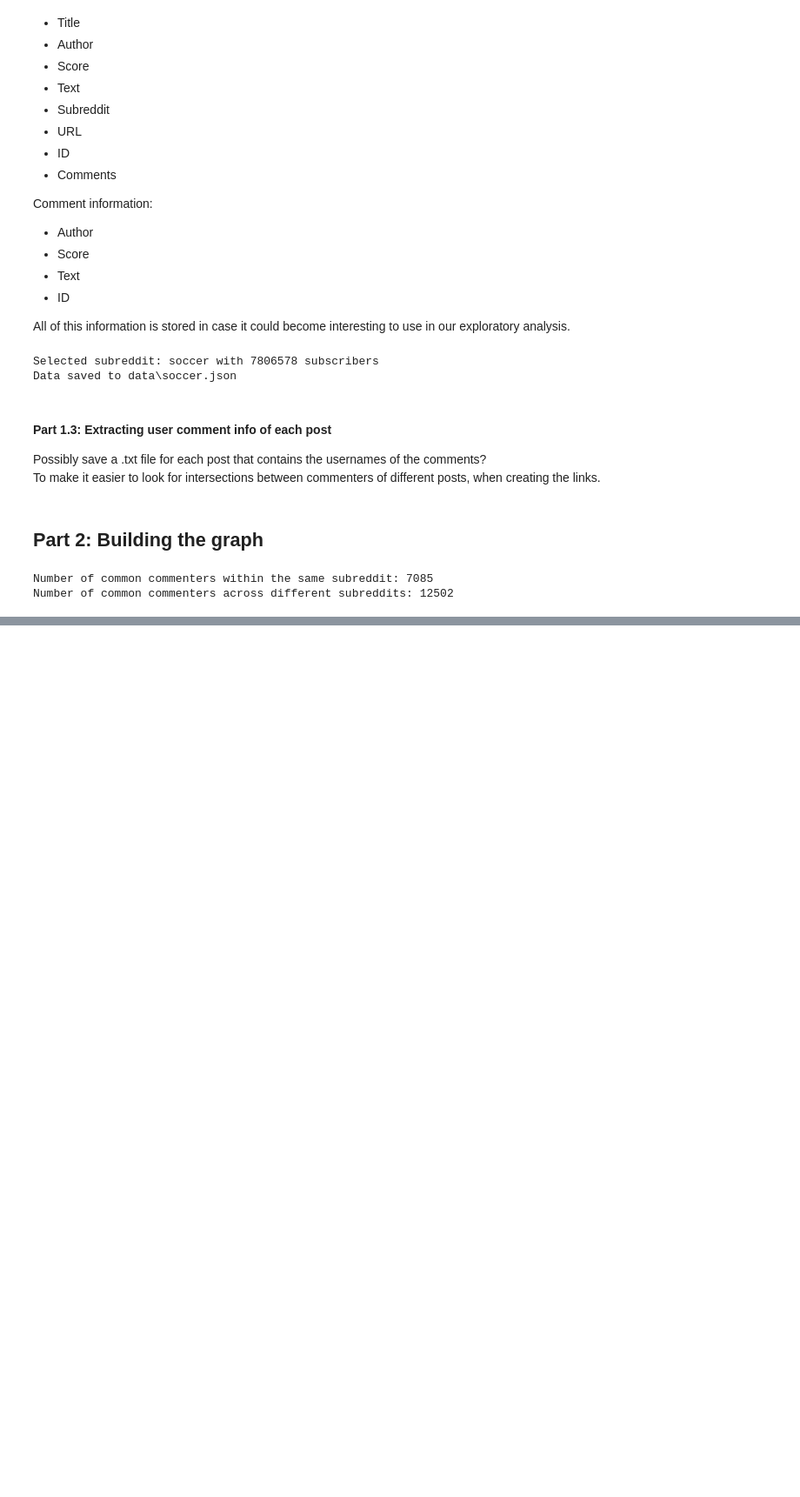
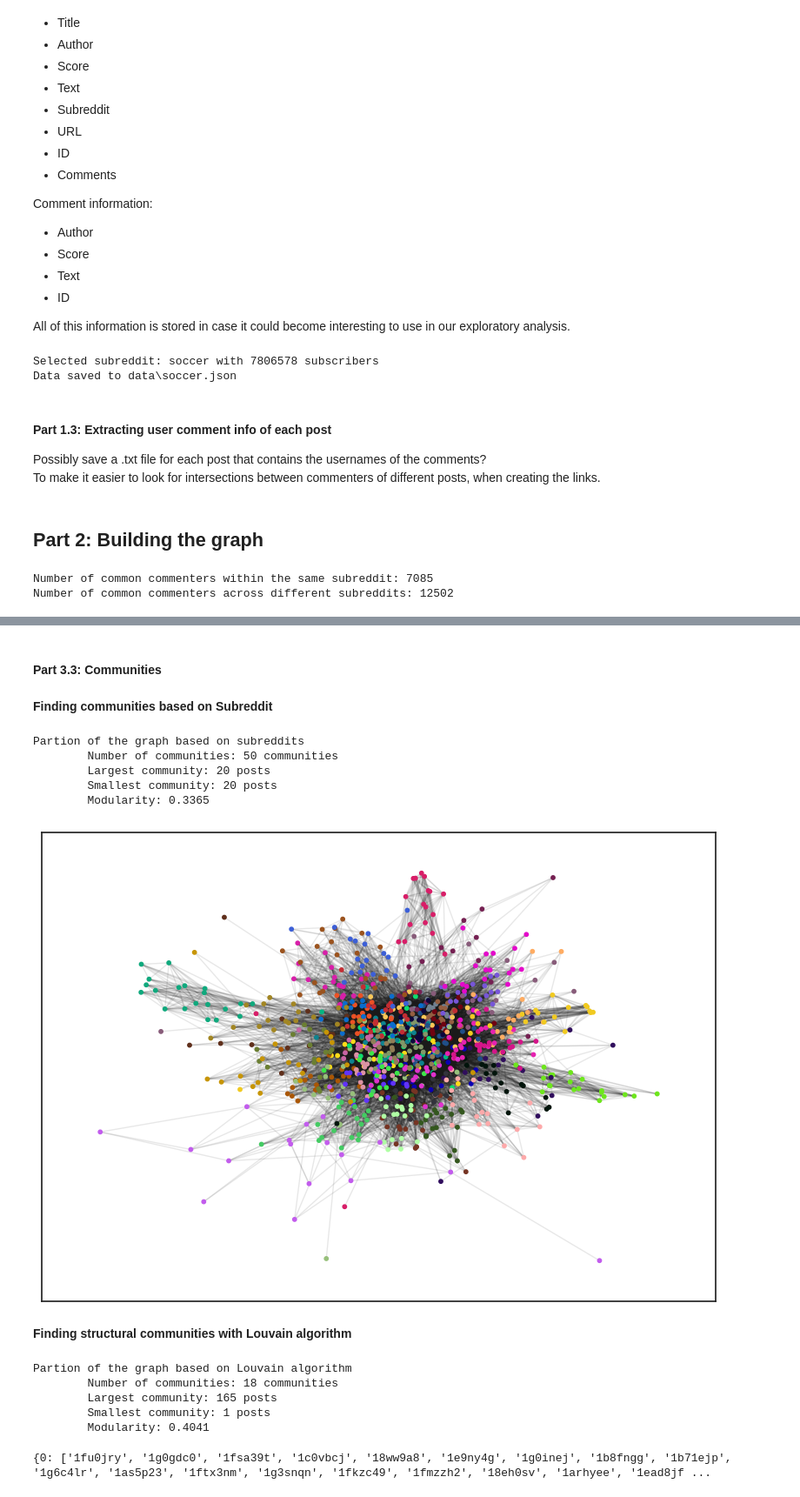
Before and after one commit to annaekner/social-graphs, a Jupyter notebook: Project/explainer_notebook.ipynb, the cells around one changed output, grey strips where cells are left out. Shown at 87% size. Saved outputs shown, nothing was run; the diff lists cells and outputs as text; code cells hidden in the pictures; blank space fills up the shorter version.

```diff
--- a/Project/explainer_notebook.ipynb
+++ b/Project/explainer_notebook.ipynb
@@ -331,0 +393,8 @@ plt.show()
+# %%
+# Closeness centrality scores each node based on their 'closeness' to all other nodes in the network.
+# The higher the closeness centrality of a node, the closer it is located to the center of the network
+closeness_centrality = nx.centrality.closeness_centrality(G)
+closeness_centrality = (sorted(closeness_centrality.items(), key=lambda item: item[1], reverse=True))
+
+for node, centrality in closeness_centrality[:5]:
+    print(f"Node: {node}, Closeness centrality: {centrality}, Title: {G.nodes[node]['title']}")
@@ -331,0 +411,2 @@ plt.show()
+# %% [markdown]
+#### **Part 3.3: Communities**
@@ -331,0 +497,63 @@ plt.show()
+# %% [markdown]
+**Finding communities based on Subreddit**
+# %%
+# Find communities according to subreddit
+communities_subreddits = find_communities_subreddits(G)
+modularity_subreddits = compute_modularity(G, communities_subreddits)
+
+print(f'Partion of the graph based on subreddits')
+print(f'\tNumber of communities: {len(communities_subreddits)} communities')
+print(f'\tLargest community: {max([len(communities_subreddits[subreddit]) for subreddit in communities_subreddits])} posts')
+print(f'\tSmallest community: {min([len(communities_subreddits[subreddit]) for subreddit in communities_subreddits])} posts')
+print(f'\tModularity: {modularity_subreddits:.4f}')
+# %% [output]
+Partion of the graph based on subreddits
+        Number of communities: 50 communities
+        Largest community: 20 posts
+        Smallest community: 20 posts
+        Modularity: 0.3365
+# %%
+random.seed(1)
+
+# Initialize colors dictionary
+colors = {}
+
+for com in communities_subreddits.keys():
+    color = "#%06X" % random.randint(0, 0xFFFFFF) # creates random RGB color
+    for node in communities_subreddits[com]:  # fill colors dictionary with the particular color for the community nodes
+        colors[node] = color
+
+# Create a list of colors for the nodes in the graph
+node_colors = [colors[node] for node in G.nodes()]
+
+pos = nx.spring_layout(G, iterations=15, seed=12)
+
+plt.figure(figsize=(10, 7))
+sns.set_style("ticks")
+nx.draw_networkx_nodes(G, pos=pos, node_size=10, node_color=node_colors)
+nx.draw_networkx_edges(G, pos=pos, alpha=0.1)
+plt.show()
+# %% [output]
+[figure, added]
+# %% [markdown]
+**Finding structural communities with Louvain algorithm**
+# %%
+# Find communities according to Louvain algorithm
+communities_louvain = find_communities_louvain(G)
+modularity_louvain = compute_modularity(G, communities_louvain)
+
+print(f'Partion of the graph based on Louvain algorithm')
+print(f'\tNumber of communities: {len(communities_louvain)} communities')
+print(f'\tLargest community: {max([len(communities_louvain[community]) for community in communities_louvain])} posts')
+print(f'\tSmallest community: {min([len(communities_louvain[community]) for community in communities_louvain])} posts')
+print(f'\tModularity: {modularity_louvain:.4f}')
+# %% [output]
+Partion of the graph based on Louvain algorithm
+        Number of communities: 18 communities
+        Largest community: 165 posts
+        Smallest community: 1 posts
+        Modularity: 0.4041
+# %%
+print(communities_louvain)
+# %% [output]
+{0: ['1fu0jry', '1g0gdc0', '1fsa39t', '1c0vbcj', '18ww9a8', '1e9ny4g', '1g0inej', '1b8fngg', '1b71ejp', '1g6c4lr', '1as5p23', '1ftx3nm', '1g3snqn', '1fkzc49', '1fmzzh2', '18eh0sv', '1arhyee', '1ead8jf ...
```
Also changed, not shown: parts of 22 cells of this notebook.
